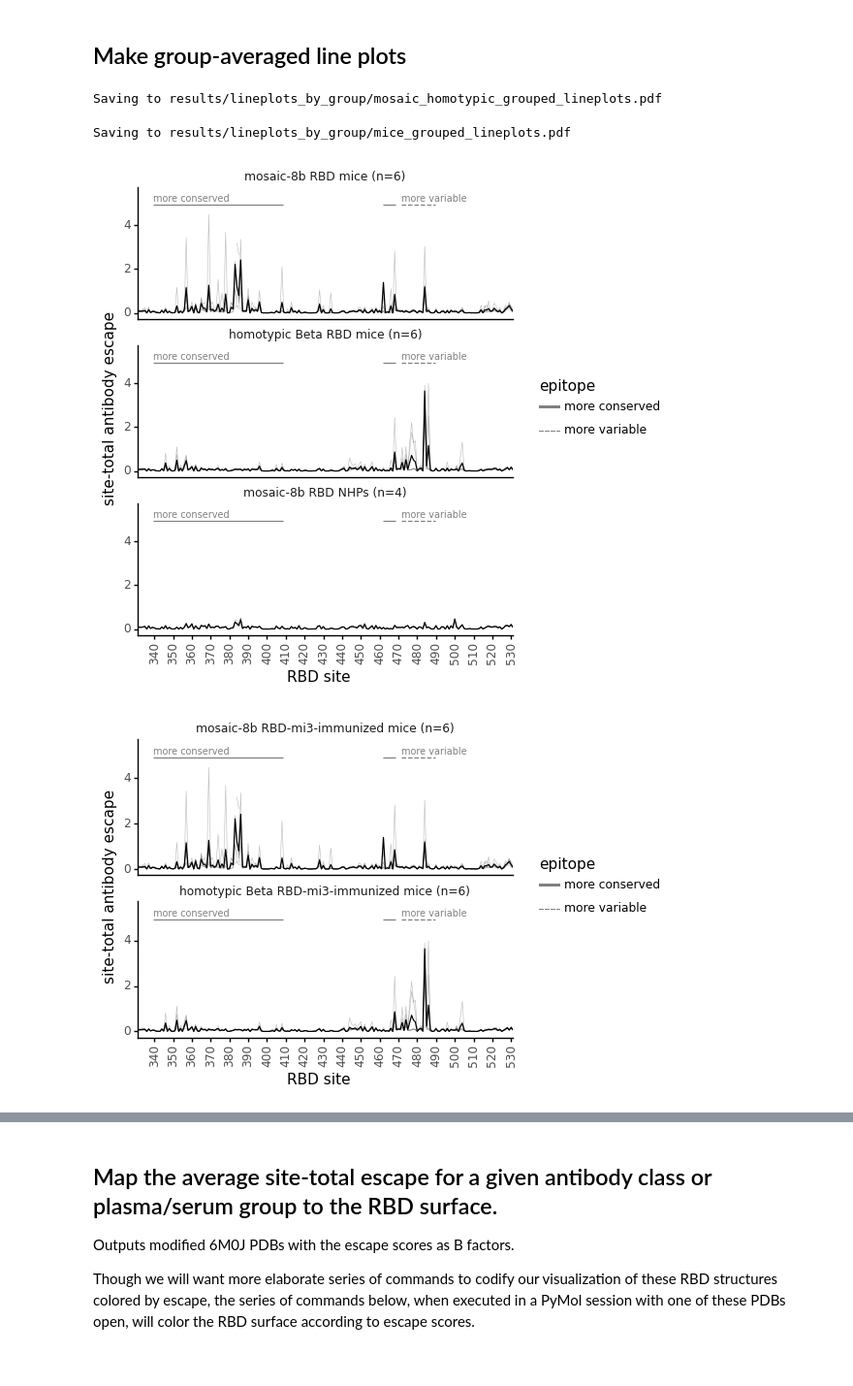
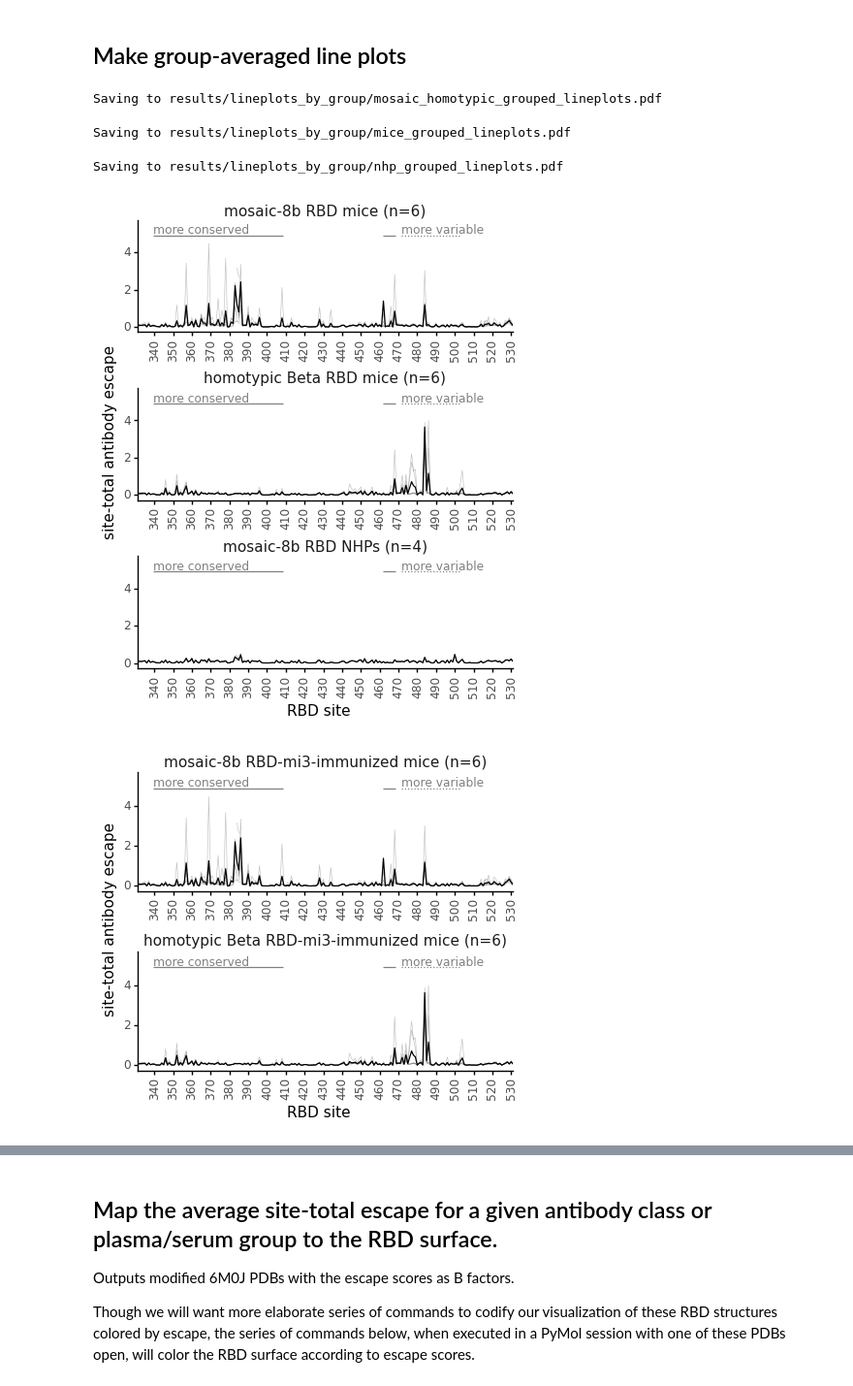
Before and after one commit to jbloomlab/SARS-CoV-2-RBD_Beta_mosaic_np_vaccine, a Jupyter notebook: lineplots_by_group.ipynb, the cells around one changed output, grey strips where cells are left out. Shown at 97% size. Drawn from its saved outputs; the diff is of its cells as text; code cells hidden in the pictures.

Commit message:
hard code y-limits for line plots

```diff
--- a/lineplots_by_group.ipynb
+++ b/lineplots_by_group.ipynb
@@ -125,7 +125,7 @@ for supergroup, subgroup in line_plot_config.items():
         annotation_df = pd.concat([annotation_df, label_df], axis=0, ignore_index=True)
 
         line_df = (pd.DataFrame({'xmin':[339.5, 461.5, 471.5],
-                                 'xmax': [408.5, 468.5, 489.5],
+                                 'xmax': [408.5, 468.5, 503.5],
                                  'epitope': ['more conserved', 'more conserved', 'more variable'],
                                  'label': ['more conserved', '', 'more variable']
                                 }
@@ -169,7 +169,8 @@ for supergroup, subgroup in line_plot_config.items():
         end = int(math.floor(tup[1] / site_break_freq)) * site_break_freq
         return list(range(start, end + 1, site_break_freq))
 
-    ylim=df_with_mean.query('is_mean')['site_escape'].max()*1.5
+    # I hard-coded the average of the y-lims for NHP logo plots here...
+    ylim=max(df_with_mean.query('is_mean')['site_escape'].max()*1.5, 1.186)
 
     # make plot
     p = (ggplot(df_with_mean
@@ -209,41 +210,45 @@ for supergroup, subgroup in line_plot_config.items():
                                x='xmin',
                                y=ylim*0.95,
                               ),
-                   size=7,
+                   size=8.8,
                    color='#808080',
                    ha='left',
                    inherit_aes=False,
                   ) +
 
          geom_line() +
-         facet_wrap('~ group_name', ncol=1) +
+         facet_wrap('~ group_name', ncol=1, scales='free_x') + #scales='free_y'
          theme_classic() +
          theme(figure_size=(5, 2 * df_with_mean['group_name'].nunique()),
                axis_text_x=element_text(rotation=90, hjust=0.5),
                strip_background=element_blank(),
+               subplots_adjust={'hspace':0.5},
+               strip_text=element_text(size=11),
                ) +
          scale_x_continuous(expand=(0, 0), breaks=get_site_breaks) +
          scale_y_continuous(limits=(None, ylim )) +
          scale_alpha_discrete(range=(0.25, 1)) +  # transparency of individual and mean lines
          scale_size_manual(values=(0.25, 0.5)) +  # size of individual and mean lines
          scale_color_manual(values=['#e52794', '#6a0dad', '#66ccee', '#E69F00']) +
          scale_fill_manual(values=['#e52794', '#6a0dad', '#66ccee', '#E69F00']) +
-         guides(alpha=False, size=False, )+ #color=False, fill=False
+         scale_linetype_manual(values=['solid', 'dotted'])+
+         guides(alpha=False, size=False, linetype=False)+ #color=False, fill=False
          labs(x="RBD site",
               y="site-total antibody escape",
               color='antibody epitope',
               fill='antibody epitope',
              )
          )
 
 
     plotfile = f'{results_dir}/{supergroup}_grouped_lineplots.pdf'
     print(f"Saving to {plotfile}")
     p.save(plotfile, verbose=False)
 
     _ = p.draw()
 # %% [output]
 Saving to results/lineplots_by_group/mosaic_homotypic_grouped_lineplots.pdf
 Saving to results/lineplots_by_group/mice_grouped_lineplots.pdf
+Saving to results/lineplots_by_group/nhp_grouped_lineplots.pdf
-[figure, old version]
+[figure, new version]
-[figure, old version]
+[figure, new version]
```
Also changed, not shown: parts of 2 cells of this notebook, 5 other files.
